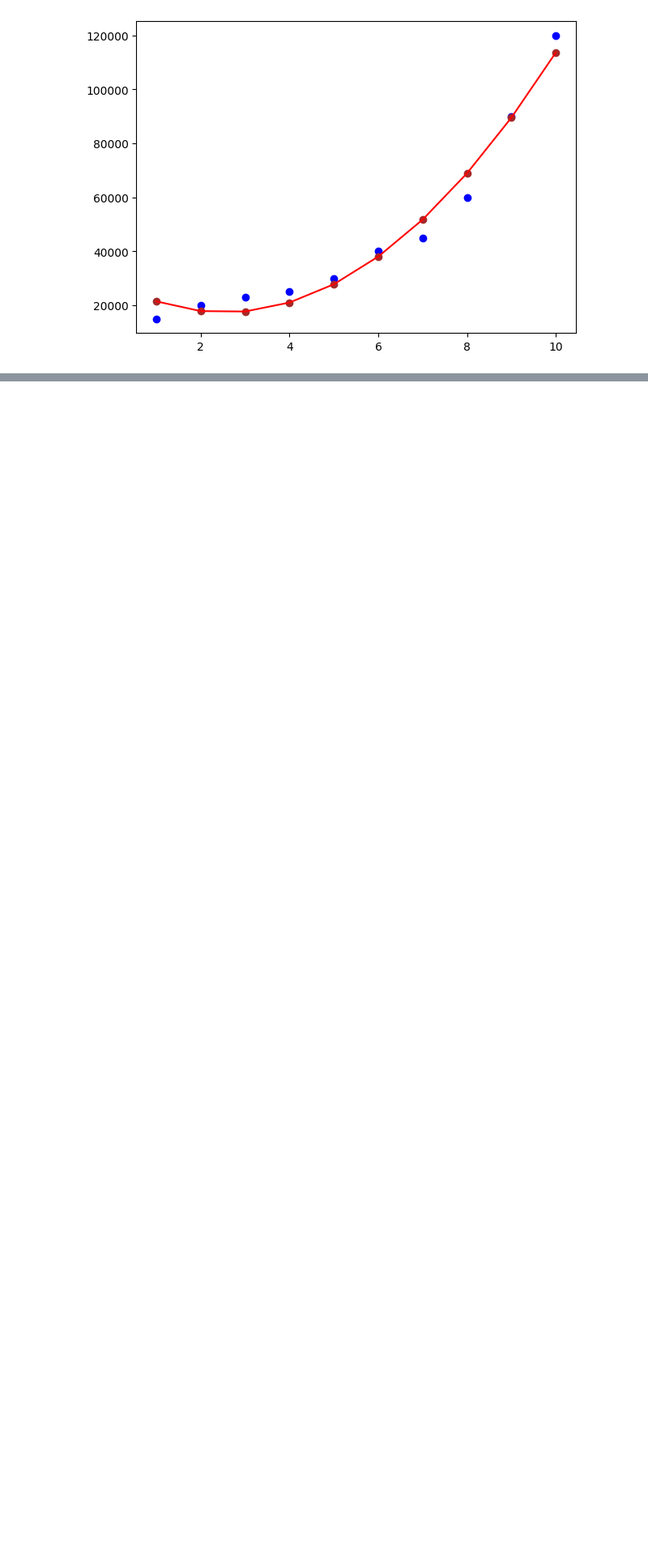
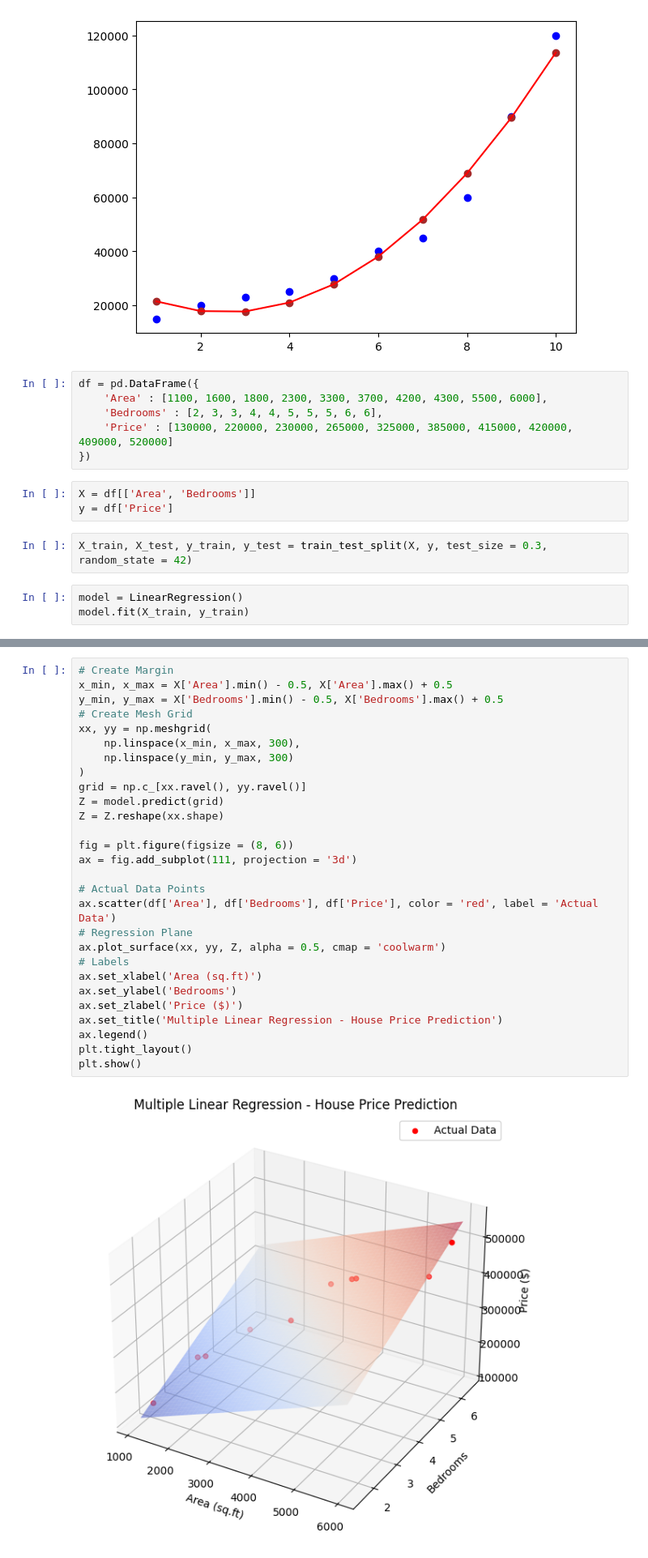
Before and after one commit to amandeep-singh28/Machine-Learning-Revision, a Jupyter notebook: 02_Practice.ipynb, the cells around one changed output, grey strips where cells are left out. Shown at 81% size. Drawn from its saved outputs; the diff is of its cells as text; blank space fills up the shorter version.

Commit message:
Multiple Linear Regression

```diff
--- a/02_Practice.ipynb
+++ b/02_Practice.ipynb
@@ -200,3 +200,17 @@ plt.plot(X, y_pred, color = 'red', label = 'Best Fit Line')
 plt.show()
 # %% [output]
 [figure]
+# %%
+df = pd.DataFrame({
+    'Area' : [1100, 1600, 1800, 2300, 3300, 3700, 4200, 4300, 5500, 6000],
+    'Bedrooms' : [2, 3, 3, 4, 4, 5, 5, 5, 6, 6],
+    'Price' : [130000, 220000, 230000, 265000, 325000, 385000, 415000, 420000, 409000, 520000]
+})
+# %%
+X = df[['Area', 'Bedrooms']]
+y = df['Price']
+# %%
+X_train, X_test, y_train, y_test = train_test_split(X, y, test_size = 0.3, random_state = 42)
+# %%
+model = LinearRegression()
+model.fit(X_train, y_train)
@@ -202,0 +224,30 @@ plt.show()
+# %%
+# Create Margin
+x_min, x_max = X['Area'].min() - 0.5, X['Area'].max() + 0.5
+y_min, y_max = X['Bedrooms'].min() - 0.5, X['Bedrooms'].max() + 0.5
+# Create Mesh Grid
+xx, yy = np.meshgrid(
+    np.linspace(x_min, x_max, 300),
+    np.linspace(y_min, y_max, 300)
+)
+grid = np.c_[xx.ravel(), yy.ravel()]
+Z = model.predict(grid)
+Z = Z.reshape(xx.shape)
+
+fig = plt.figure(figsize = (8, 6))
+ax = fig.add_subplot(111, projection = '3d')
+
+# Actual Data Points
+ax.scatter(df['Area'], df['Bedrooms'], df['Price'], color = 'red', label = 'Actual Data')
+# Regression Plane
+ax.plot_surface(xx, yy, Z, alpha = 0.5, cmap = 'coolwarm')
+# Labels
+ax.set_xlabel('Area (sq.ft)')
+ax.set_ylabel('Bedrooms')
+ax.set_zlabel('Price ($)')
+ax.set_title('Multiple Linear Regression - House Price Prediction')
+ax.legend()
+plt.tight_layout()
+plt.show()
+# %% [output]
+[figure, added]
```
Also changed, not shown: parts of 2 cells of this notebook.
